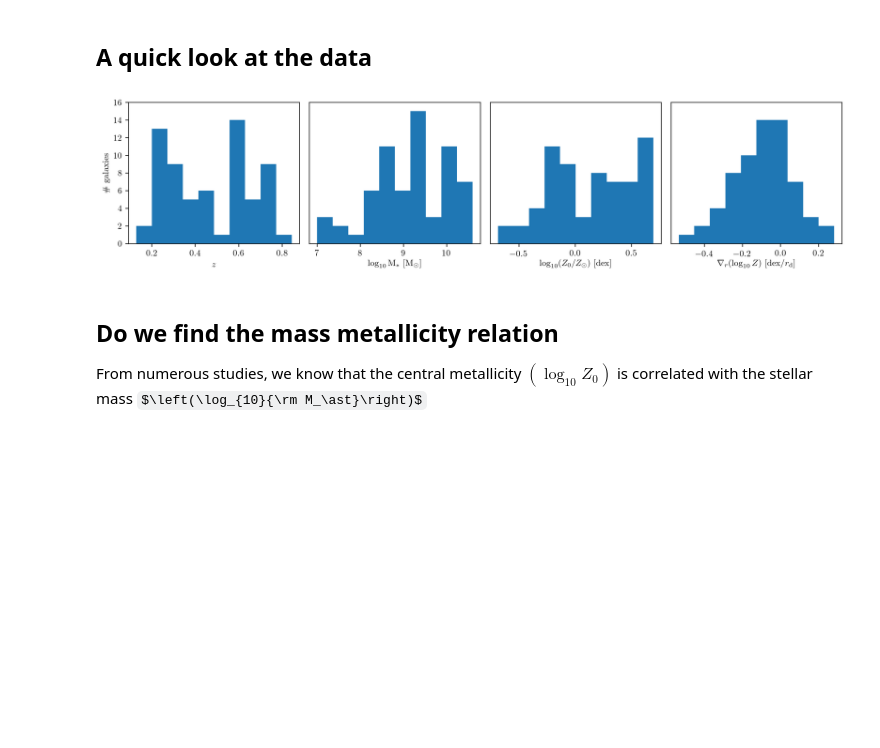
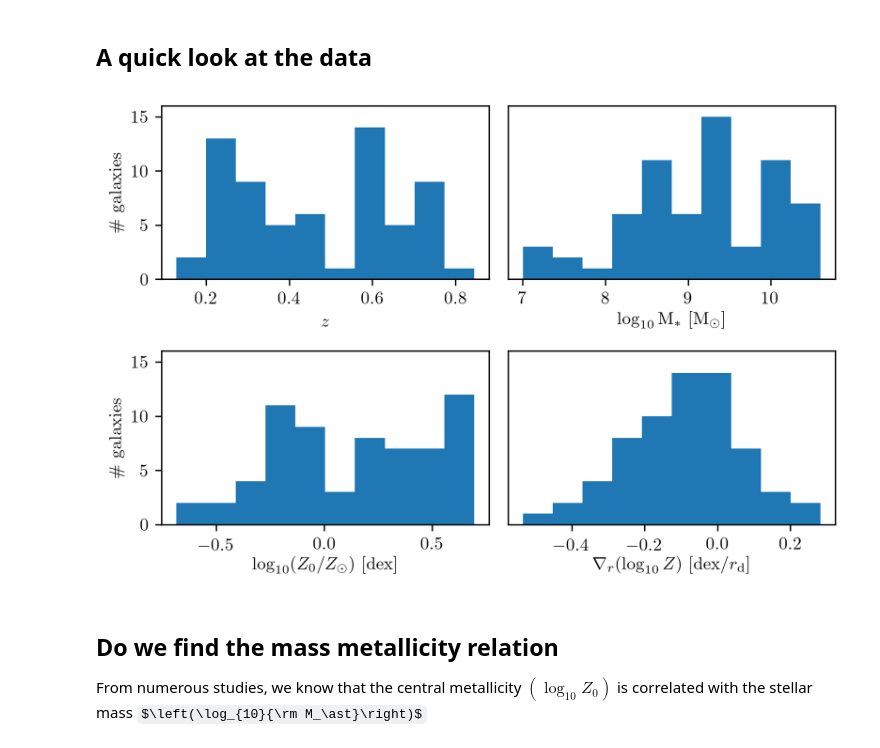
Before and after one commit to cartondj/MZdZ_plane, a Jupyter notebook: hyperplane_fitting.ipynb, the cells around one changed output. Saved outputs shown, nothing was run; the diff lists cells and outputs as text; code cells hidden in the pictures; some formulas as TeX source; blank space fills up the shorter version.

```diff
--- a/hyperplane_fitting.ipynb
+++ b/hyperplane_fitting.ipynb
@@ -53,23 +53,25 @@ The uncertainty redshift is small enought to be neglected.
 # %% [markdown]
 ## A quick look at the data
 # %%
-fig, axes = plt.subplots(1, 4, figsize=(12,3), dpi=300, tight_layout=True)
+fig, axes = plt.subplots(2, 2, figsize=(6,4), dpi=300, tight_layout=True)
+axes = np.array(axes).flatten()
 
 quantities = ['redshift', 'logM', 'logZ0', 'dlogZ']
 for ax, quant in zip(axes, quantities):
     ax.hist(data[quant])
     ax.set_ylim(0,16)
 
-for ax in axes[1:]:
+for ax in axes[0::2]:
+    ax.set_ylabel(r'$\textrm{\# galaxies}$')
+for ax in axes[1::2]:
     ax.tick_params(left=False, labelleft=False)
-axes[0].set_ylabel(r'$\textrm{\# galaxies}$')
 axes[0].set_xlabel(r'$z$')
 axes[1].set_xlabel(r'$\log_{10}{\rm M}_\ast\ [{\rm M}_\odot]$')
 axes[2].set_xlabel(r"$\log_{10}(Z_0/Z_\odot)\ [{\rm dex}]$")
 axes[3].set_xlabel(r"$\nabla_r(\log_{10}Z)\ [{\rm dex}/r_{\rm d}]$")
 plt.show()
 # %% [output]
-[figure, old version]
+[figure, new version]
 # %% [markdown]
 ## Do we find the mass metallicity relation
 
```
Also changed, not shown: parts of 33 cells of this notebook.
